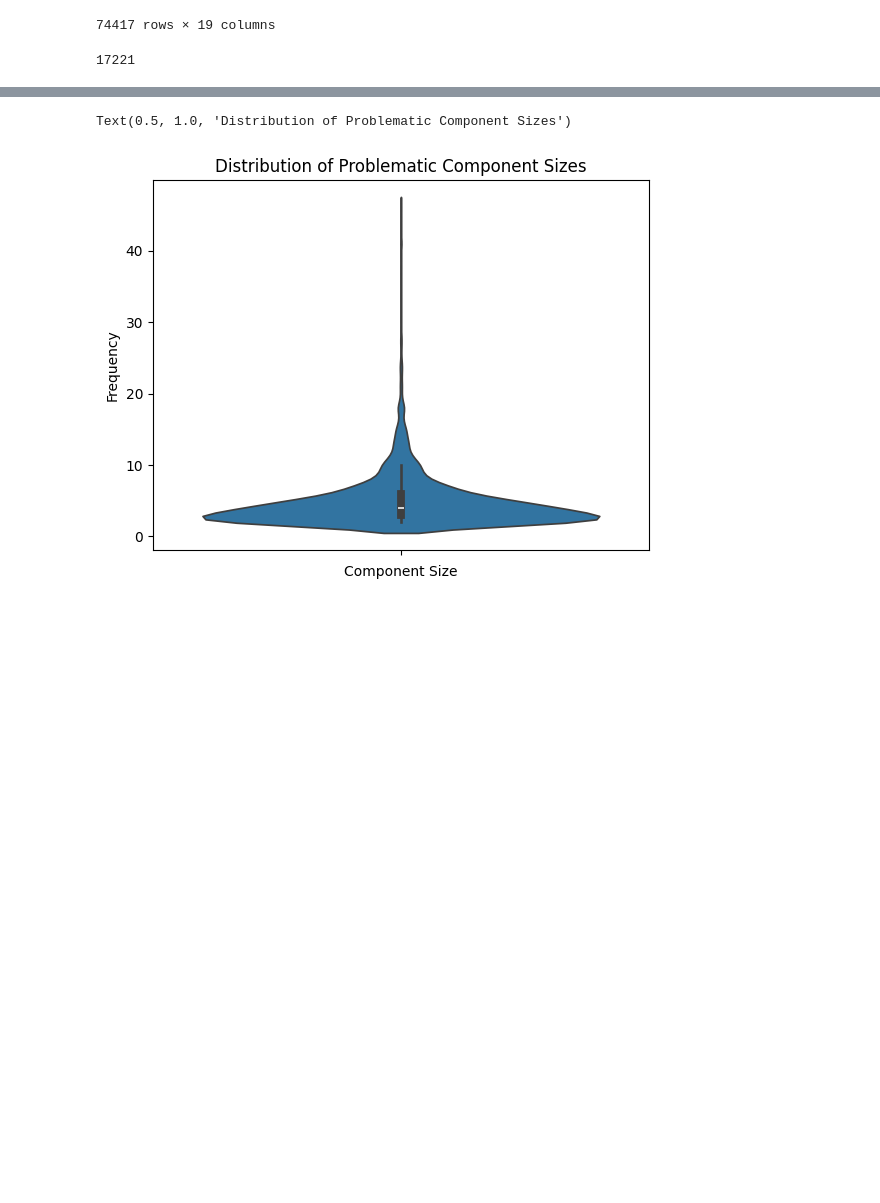
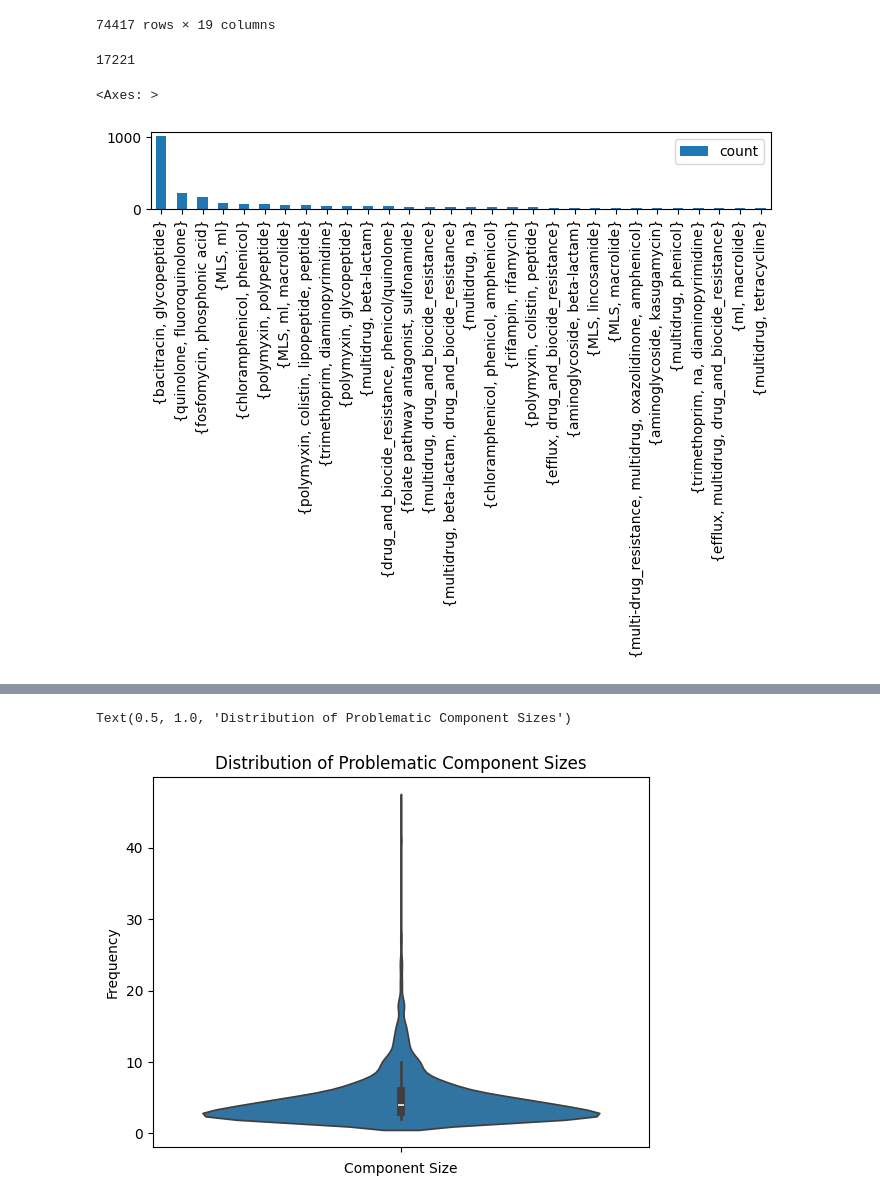
Before and after one commit to tiagocabralborelli/db-redundance, a Jupyter notebook: notebooks/3.Analysis.ipynb, the cells around one changed output, grey strips where cells are left out. Saved outputs shown, nothing was run; the diff lists cells and outputs as text; code cells hidden in the pictures; blank space fills up the shorter version.

Commit message:
code for counting problematic classes added

```diff
--- a/notebooks/3.Analysis.ipynb
+++ b/notebooks/3.Analysis.ipynb
@@ -140,11 +144,18 @@ len(ConnectedComponents)
 # %%
 ProblematicComponents = set()
 ComponentIndex = dict()
+DivergenteAnnotatedClasses = []
 for i, component in enumerate(ConnectedComponents):
     ComponentGraph = SequenceSimilarityGraph.subgraph(component)
     Classes = [ComponentGraph.nodes[n].get("Drug Class") for n in component]
     if len(set(Classes)) > 1:
         ComponentIndex[i] = {"status": "problematic", "component": component, "classes": set(Classes), "len": len(component)}
         ProblematicComponents = ProblematicComponents.union(component)
+        DivergenteAnnotatedClasses.append(set(Classes))
     else:
         ComponentIndex[i] = {"status": "ok", "component": component, "classes": set(Classes), "len": len(component)}
+# %%
+pd.Series(DivergenteAnnotatedClasses).value_counts().head(30).to_frame().plot(kind="bar", figsize=(8,1))
+# %% [output]
+<Axes: >
+[figure, added]
```
Also changed, not shown: parts of 11 cells of this notebook.
